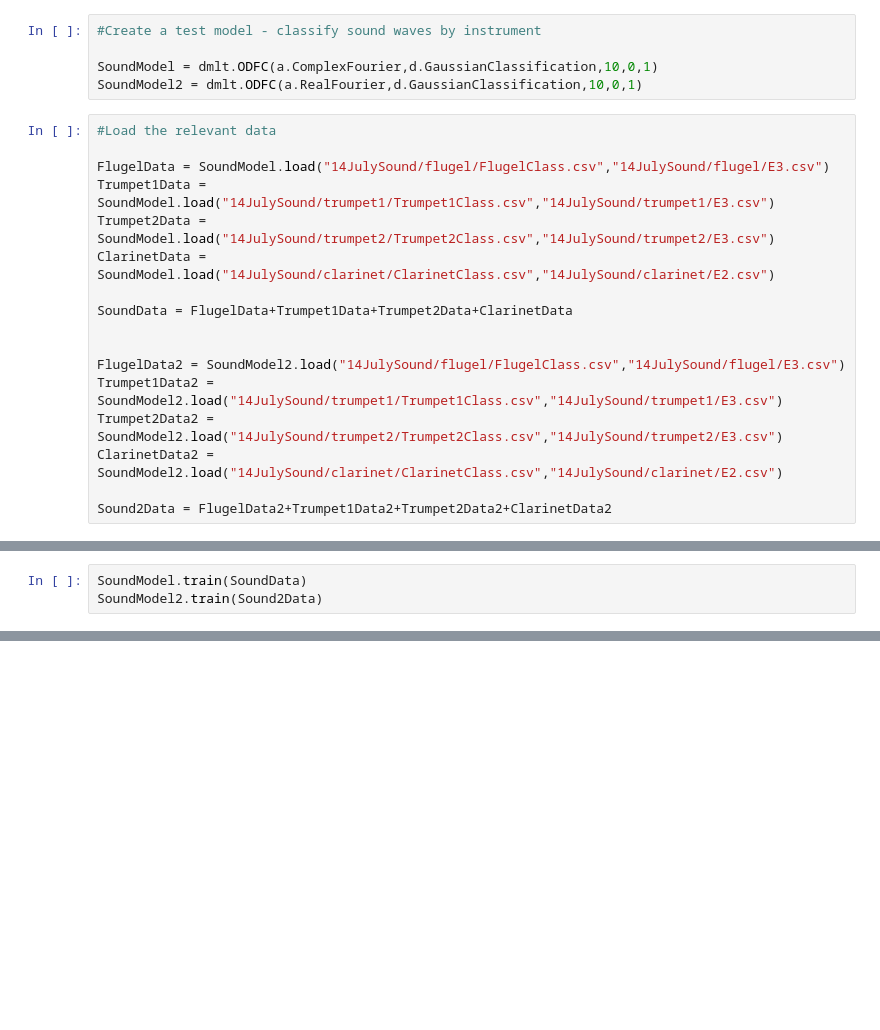
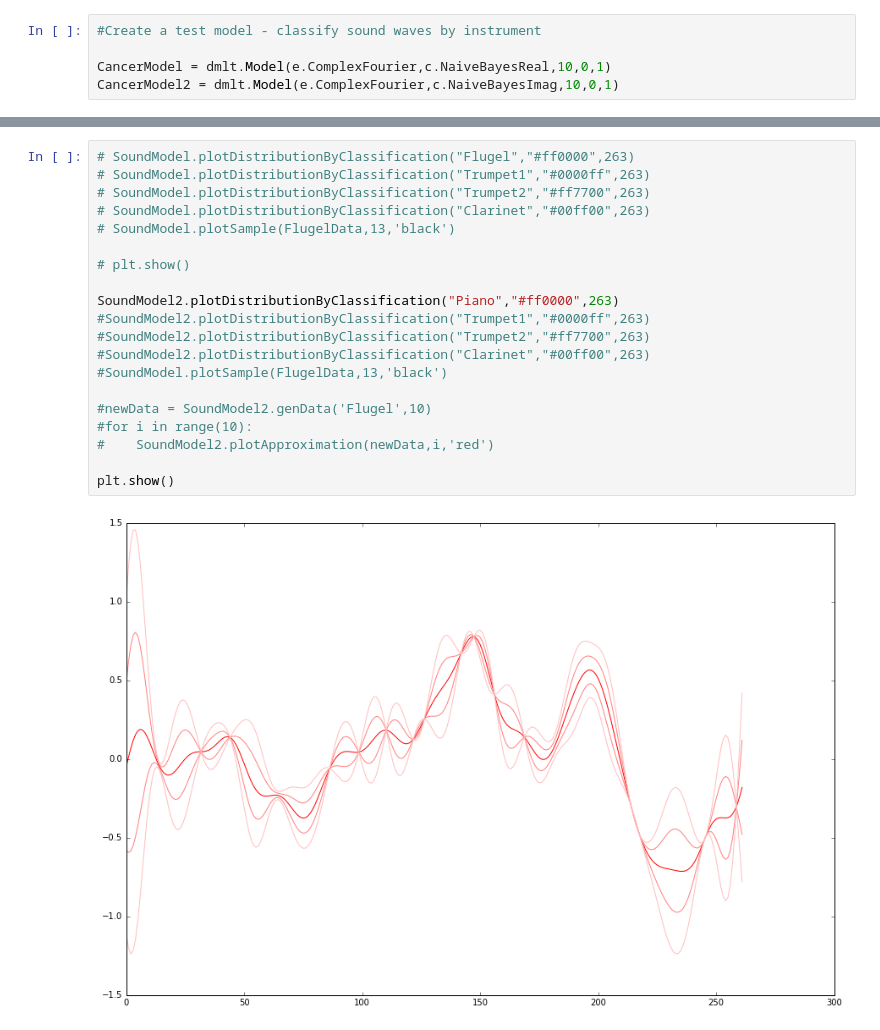
Before and after one commit to spatrickdoyle/doyle-ml-toolkit, a Jupyter notebook: Optimized Model Testing.ipynb, the cells around one changed output, grey strips where cells are left out. Drawn from its saved outputs; the diff is of its cells as text; blank space fills up the shorter version.

```diff
--- a/Optimized Model Testing.ipynb
+++ b/Optimized Model Testing.ipynb
@@ -20,22 +22,5 @@ Populating the interactive namespace from numpy and matplotlib
 # %%
 #Create a test model - classify sound waves by instrument
 
-SoundModel = dmlt.ODFC(a.ComplexFourier,d.GaussianClassification,10,0,1)
-SoundModel2 = dmlt.ODFC(a.RealFourier,d.GaussianClassification,10,0,1)
+CancerModel = dmlt.Model(e.ComplexFourier,c.NaiveBayesReal,10,0,1)
+CancerModel2 = dmlt.Model(e.ComplexFourier,c.NaiveBayesImag,10,0,1)
-# %%
-#Load the relevant data
-
-FlugelData = SoundModel.load("14JulySound/flugel/FlugelClass.csv","14JulySound/flugel/E3.csv")
-Trumpet1Data = SoundModel.load("14JulySound/trumpet1/Trumpet1Class.csv","14JulySound/trumpet1/E3.csv")
-Trumpet2Data = SoundModel.load("14JulySound/trumpet2/Trumpet2Class.csv","14JulySound/trumpet2/E3.csv")
-ClarinetData = SoundModel.load("14JulySound/clarinet/ClarinetClass.csv","14JulySound/clarinet/E2.csv")
-
-SoundData = FlugelData+Trumpet1Data+Trumpet2Data+ClarinetData
-
-
-FlugelData2 = SoundModel2.load("14JulySound/flugel/FlugelClass.csv","14JulySound/flugel/E3.csv")
-Trumpet1Data2 = SoundModel2.load("14JulySound/trumpet1/Trumpet1Class.csv","14JulySound/trumpet1/E3.csv")
-Trumpet2Data2 = SoundModel2.load("14JulySound/trumpet2/Trumpet2Class.csv","14JulySound/trumpet2/E3.csv")
-ClarinetData2 = SoundModel2.load("14JulySound/clarinet/ClarinetClass.csv","14JulySound/clarinet/E2.csv")
-
-Sound2Data = FlugelData2+Trumpet1Data2+Trumpet2Data2+ClarinetData2
@@ -73,3 +26,0 @@ plt.show()
-# %%
-SoundModel.train(SoundData)
-SoundModel2.train(Sound2Data)
@@ -104,0 +155,22 @@ print SoundModel2.test(Sound2Data)
+# %%
+# SoundModel.plotDistributionByClassification("Flugel","#ff0000",263)
+# SoundModel.plotDistributionByClassification("Trumpet1","#0000ff",263)
+# SoundModel.plotDistributionByClassification("Trumpet2","#ff7700",263)
+# SoundModel.plotDistributionByClassification("Clarinet","#00ff00",263)
+# SoundModel.plotSample(FlugelData,13,'black')
+
+# plt.show()
+
+SoundModel2.plotDistributionByClassification("Piano","#ff0000",263)
+#SoundModel2.plotDistributionByClassification("Trumpet1","#0000ff",263)
+#SoundModel2.plotDistributionByClassification("Trumpet2","#ff7700",263)
+#SoundModel2.plotDistributionByClassification("Clarinet","#00ff00",263)
+#SoundModel.plotSample(FlugelData,13,'black')
+
+#newData = SoundModel2.genData('Flugel',10)
+#for i in range(10):
+#    SoundModel2.plotApproximation(newData,i,'red')
+
+plt.show()
+# %% [output]
+[figure, added]
```
Also changed, not shown: parts of 12 cells of this notebook, 56 other files.
